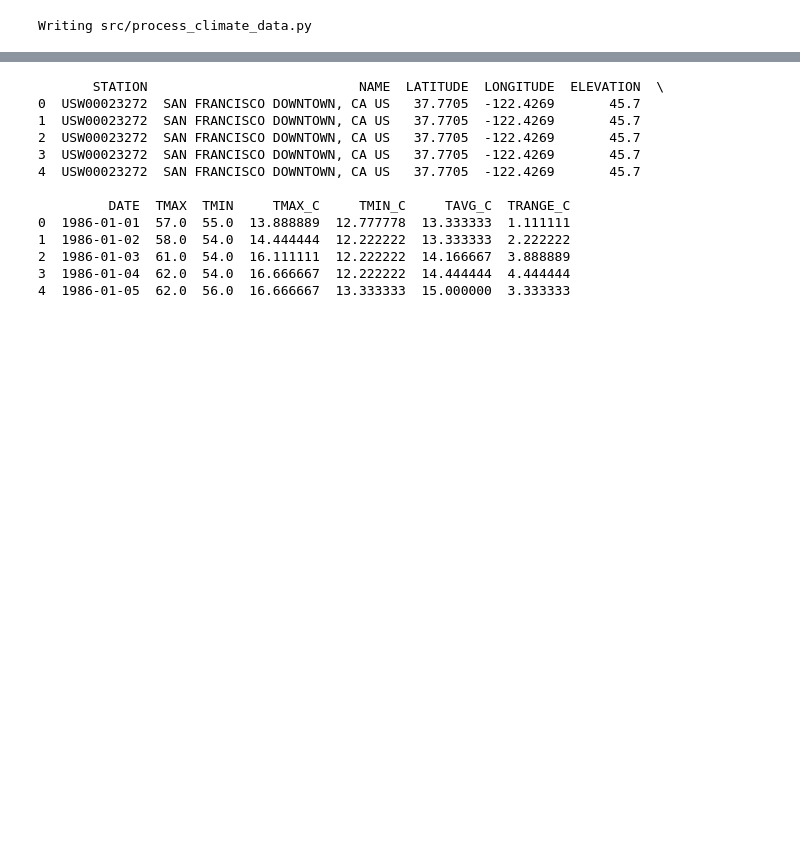
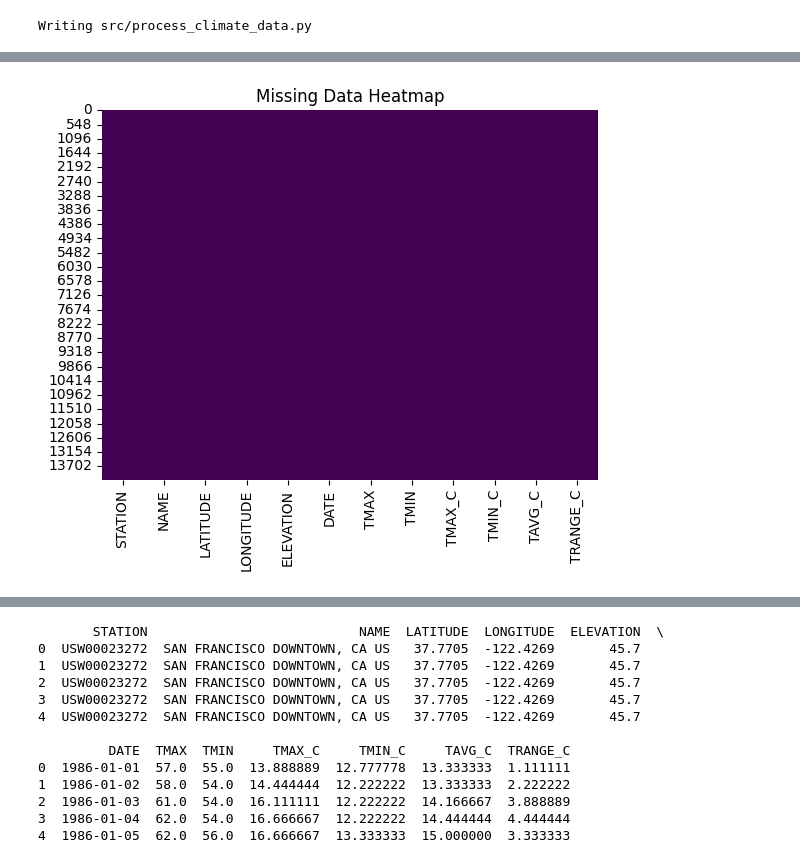
Before and after one commit to TreppLabs/ClimateChroma, a Jupyter notebook: Untitled.ipynb, the cells around one changed output, grey strips where cells are left out. Cells and saved outputs as stored; diff of their text form; code cells hidden in the pictures; blank space fills up the shorter version.

```diff
--- a/Untitled.ipynb
+++ b/Untitled.ipynb
@@ -183,3 +183,12 @@ data["TRANGE_C"] = data["TMAX_C"] - data["TMIN_C"]
 data.to_csv("data/processed_climate_data.csv", index=False)
 # %% [output]
 Writing src/process_climate_data.py
+# %%
+# Import the function from the script (ensure it's in the same directory or update path)
+from src.process_data import process_climate_data
+
+# Call the function with the input and output file paths
+processed_data = process_climate_data('data/climate_data.csv', 'data/processed_climate_data.csv')
+
+# Display the processed data
+print(processed_data.head())
@@ -185,0 +245,10 @@ Writing src/process_climate_data.py
+# %%
+import matplotlib.pyplot as plt
+import seaborn as sns
+
+# Visualize missing values
+sns.heatmap(processed_data.isnull(), cbar=False, cmap='viridis')
+plt.title('Missing Data Heatmap')
+plt.show()
+# %% [output]
+[figure, added]
```
Also changed, not shown: parts of 11 cells of this notebook, 3 other files.
